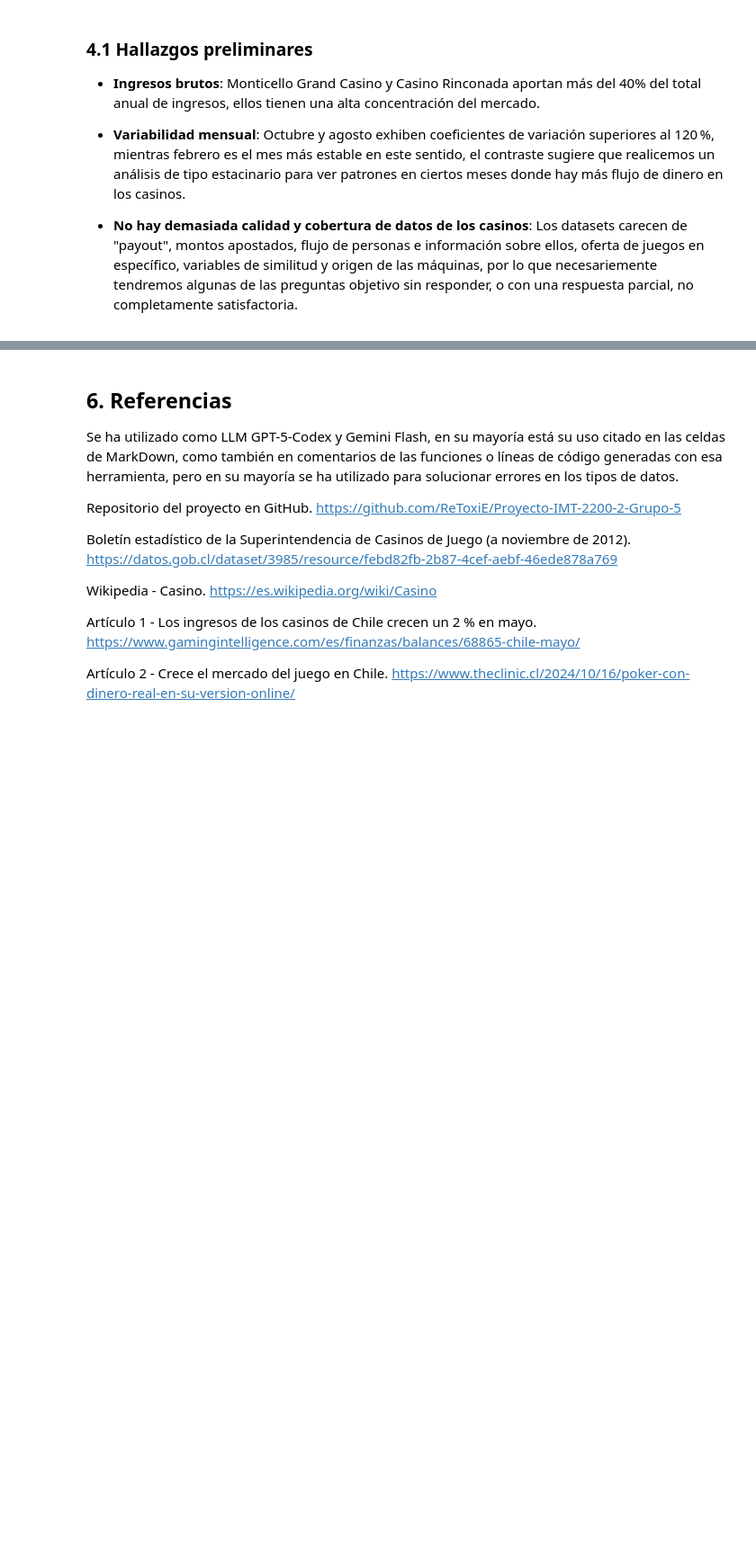
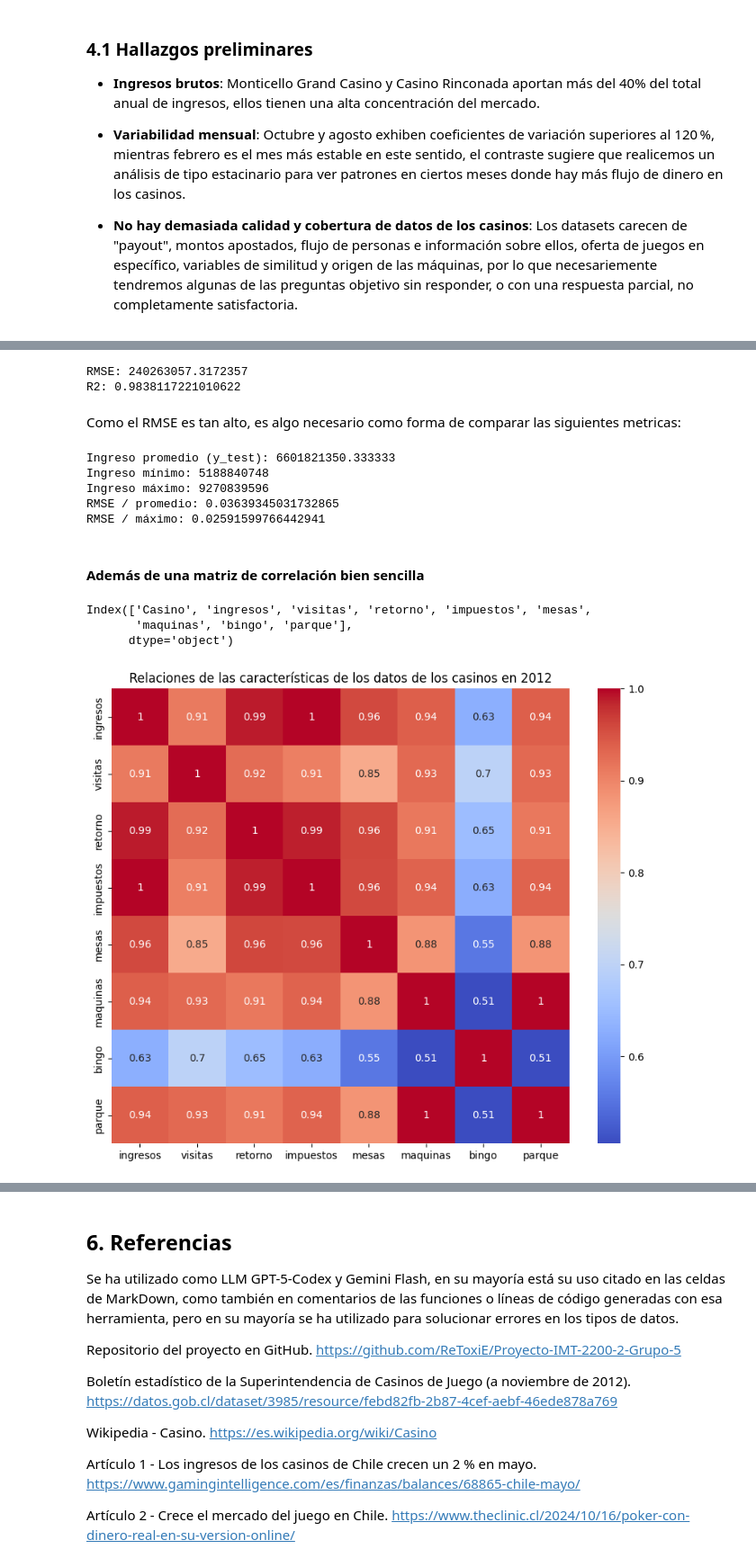
Before and after one commit to ReToxiE/Proyecto-IMT-2200-2-Grupo-5, a Jupyter notebook: notebooks/analisis_final.ipynb, the cells around one changed output, grey strips where cells are left out. Shown at 90% size. Cells and saved outputs as stored; diff of their text form; code cells hidden in the pictures; blank space fills up the shorter version.

Commit message:
Regresión lineal y matriz de correlación realizadas

```diff
--- a/notebooks/analisis_final.ipynb
+++ b/notebooks/analisis_final.ipynb
@@ -840,0 +988,6 @@ Ponemos las preguntas objetivo en esta celda MD, posterior al análisis explorat
+# %%
+imp = imp.rename(columns={"Casinos de Juego": "Casino", "Total ($)": "impuestos"})
+imp = imp.iloc[:17][["Casino", "impuestos"]]
+imp["impuestos"] = imp["impuestos"].astype(str).str.replace(".", "", regex=False)
+imp["impuestos"] = imp["impuestos"].astype('int64')
+imp
@@ -840,0 +1015,7 @@ Ponemos las preguntas objetivo en esta celda MD, posterior al análisis explorat
+# %%
+pos = pos.rename(columns={"Casinos de Juego": "Casino", "Mesas de Juego": "mesas", "Máquinas de Azar": "maquinas", "Bingo": "bingo"})
+pos = pos.iloc[1:17][["Casino", "mesas", "maquinas", "bingo"]]
+pos["mesas"] = pos["mesas"].astype(str).str.replace(".", "", regex=False).astype(int)
+pos["maquinas"] = pos["maquinas"].astype(str).str.replace(".", "", regex=False).astype(int)
+pos["bingo"] = pos["bingo"].astype(str).str.replace(".", "", regex=False).astype(int)
+pos
@@ -840,0 +1042,5 @@ Ponemos las preguntas objetivo en esta celda MD, posterior al análisis explorat
+# %%
+par = par.rename(columns={"Casinos": "Casino", "Total por Casino": "parque"})
+par = par.iloc[1:17][["Casino", "parque"]]
+par["parque"] = par["parque"].astype(str).str.replace(".", "", regex=False).astype(int)
+par
@@ -840,0 +1065,8 @@ Ponemos las preguntas objetivo en esta celda MD, posterior al análisis explorat
+# %%
+df_modelo = ing.merge(vis, on="Casino")
+df_modelo = df_modelo.merge(ret, on="Casino")
+df_modelo = df_modelo.merge(imp, on="Casino")
+df_modelo = df_modelo.merge(pos, on="Casino")
+df_modelo = df_modelo.merge(par, on="Casino")
+
+df_modelo
@@ -840,0 +1090,50 @@ Ponemos las preguntas objetivo en esta celda MD, posterior al análisis explorat
+# %%
+X = df_modelo.drop(columns=["Casino", "ingresos"])
+y = df_modelo["ingresos"]
+
+#Separo los de testeo y los de entrenamiento
+X_train, X_test, y_train, y_test = train_test_split(X, y, test_size=0.2, random_state=1)
+
+modelo = LinearRegression()
+modelo.fit(X_train, y_train)
+
+y_pred = modelo.predict(X_test)
+
+rmse = root_mean_squared_error(y_test, y_pred)
+r2 = r2_score(y_test, y_pred)
+
+print("RMSE:", rmse)
+print("R2:", r2)
+# %% [output]
+RMSE: 240263057.3172357
+R2: 0.9838117221010622
+# %% [markdown]
+Como el RMSE es tan alto, es algo necesario como forma de comparar las siguientes metricas:
+# %%
+print("Ingreso promedio (de y_test):", y_test.mean())
+print("Ingreso mínimo:", y_test.min())
+print("Ingreso máximo:", y_test.max())
+print("RMSE / promedio:", rmse / y_test.mean())
+print("RMSE / máximo:", rmse / y_test.max())
+# %% [output]
+Ingreso promedio (y_test): 6601821350.333333
+Ingreso mínimo: 5188840748
+Ingreso máximo: 9270839596
+RMSE / promedio: 0.03639345031732865
+RMSE / máximo: 0.02591599766442941
+# %% [markdown]
+#### Además de una matriz de correlación bien sencilla
+# %%
+df_modelo.columns
+# %% [output]
+Index(['Casino', 'ingresos', 'visitas', 'retorno', 'impuestos', 'mesas',
+       'maquinas', 'bingo', 'parque'],
+      dtype='object')
+# %%
+df_corr = df_modelo[['ingresos', 'visitas', 'retorno', 'impuestos', 'mesas','maquinas', 'bingo', 'parque']]
+plt.figure(figsize=(10, 8))
+sns.heatmap(df_corr.corr(), annot=True, cmap="coolwarm")
+plt.title("Relaciones de las características de los datos de los casinos en 2012")
+plt.show()
+# %% [output]
+[figure, added]
```
Also changed, not shown: parts of 27 cells of this notebook.
